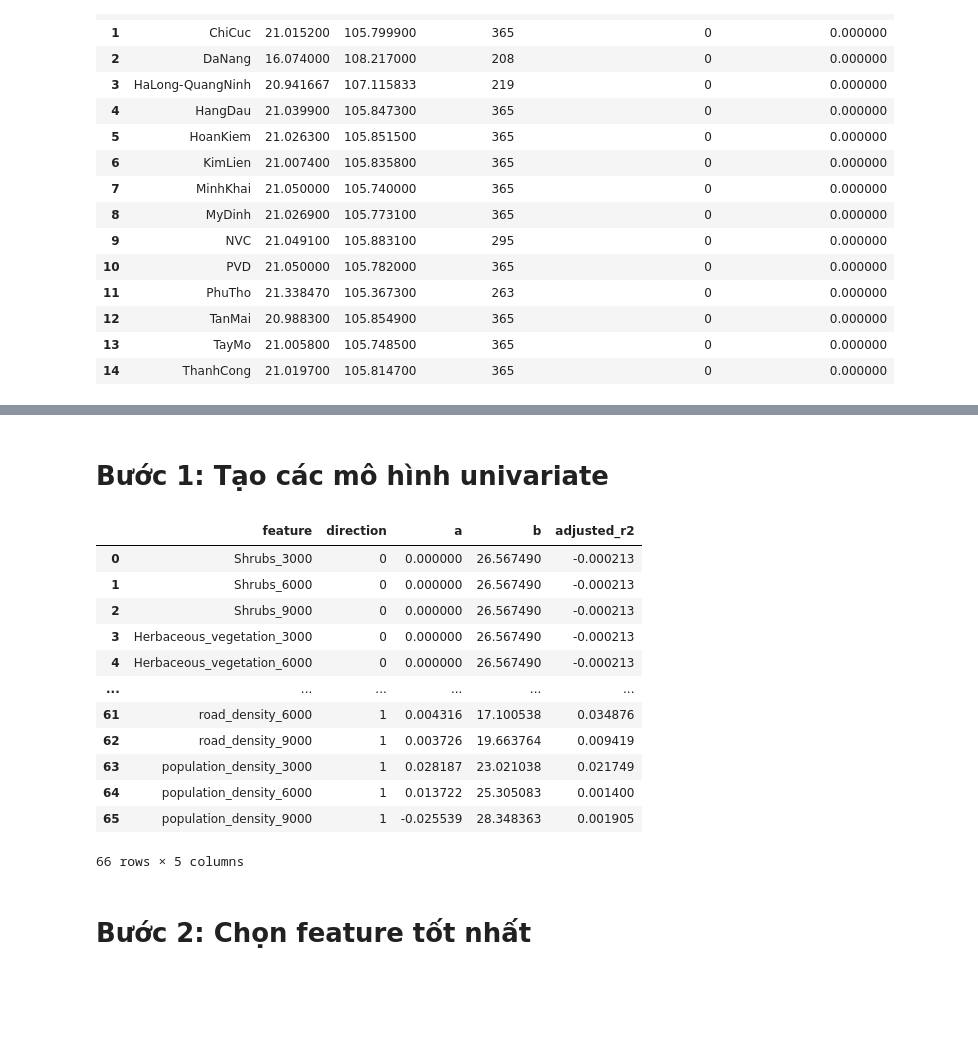
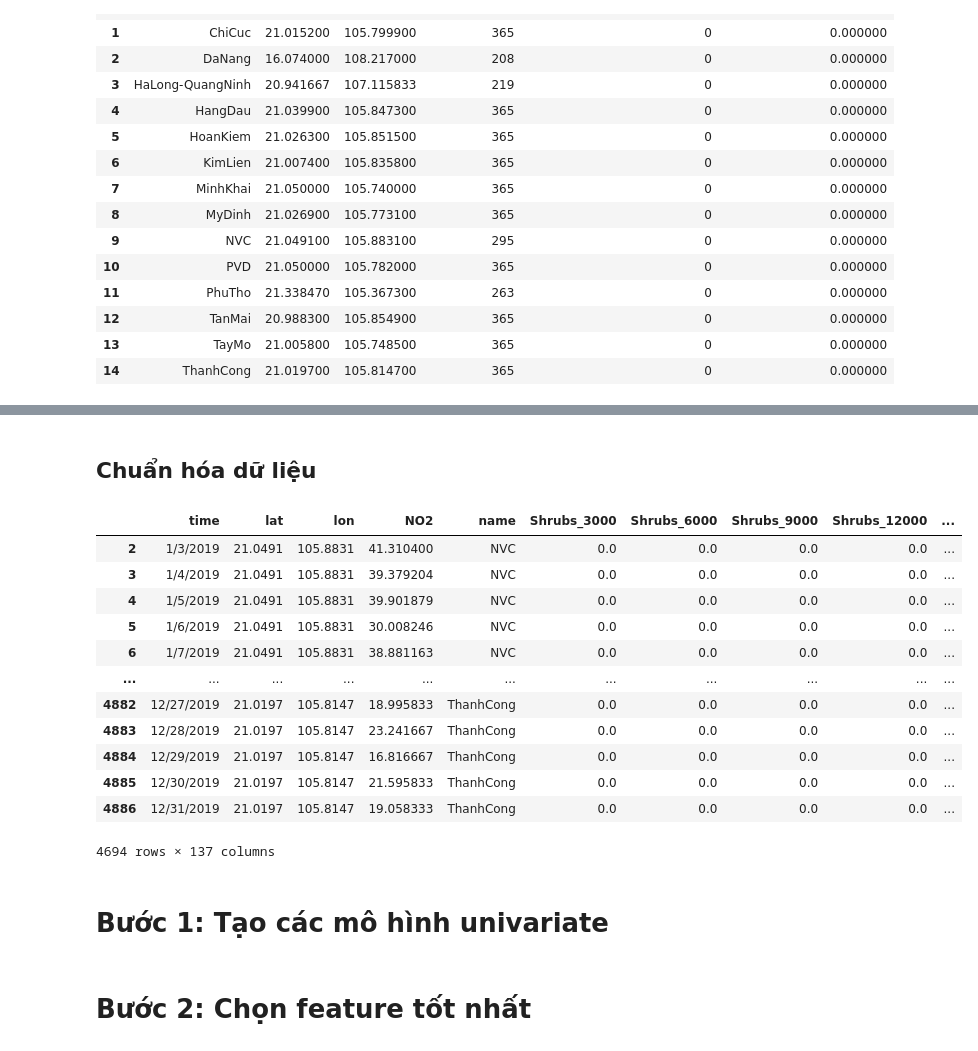
Before and after one commit to Minology/cvdhd-escape, a Jupyter notebook: land_use_regression.ipynb, the cells around one changed output, grey strips where cells are left out. Cells and saved outputs as stored; diff of their text form; code cells hidden in the pictures; blank space fills up the shorter version.

```diff
--- a/land_use_regression.ipynb
+++ b/land_use_regression.ipynb
@@ -215,0 +256,2 @@ train_data
+# %% [markdown]
+## Chuẩn hóa dữ liệu
@@ -216,3 +262,20 @@ train_data
+# %%
+train_data[features] = scaler.fit_transform(train_data[features])
+train_data
+# %% [output]
+|  | time | lat | lon | NO2 | name | Shrubs_3000 | Shrubs_6000 | Shrubs_9000 | Shrubs_12000 | ... |
+| 2 | 1/3/2019 | 21.0491 | 105.8831 | 41.310400 | NVC | 0.0 | 0.0 | 0.0 | 0.0 | ... |
+| 3 | 1/4/2019 | 21.0491 | 105.8831 | 39.379204 | NVC | 0.0 | 0.0 | 0.0 | 0.0 | ... |
+| 4 | 1/5/2019 | 21.0491 | 105.8831 | 39.901879 | NVC | 0.0 | 0.0 | 0.0 | 0.0 | ... |
+| 5 | 1/6/2019 | 21.0491 | 105.8831 | 30.008246 | NVC | 0.0 | 0.0 | 0.0 | 0.0 | ... |
+| 6 | 1/7/2019 | 21.0491 | 105.8831 | 38.881163 | NVC | 0.0 | 0.0 | 0.0 | 0.0 | ... |
+| ... | ... | ... | ... | ... | ... | ... | ... | ... | ... | ... |
+| 4882 | 12/27/2019 | 21.0197 | 105.8147 | 18.995833 | ThanhCong | 0.0 | 0.0 | 0.0 | 0.0 | ... |
+| 4883 | 12/28/2019 | 21.0197 | 105.8147 | 23.241667 | ThanhCong | 0.0 | 0.0 | 0.0 | 0.0 | ... |
+| 4884 | 12/29/2019 | 21.0197 | 105.8147 | 16.816667 | ThanhCong | 0.0 | 0.0 | 0.0 | 0.0 | ... |
+| 4885 | 12/30/2019 | 21.0197 | 105.8147 | 21.595833 | ThanhCong | 0.0 | 0.0 | 0.0 | 0.0 | ... |
+| 4886 | 12/31/2019 | 21.0197 | 105.8147 | 19.058333 | ThanhCong | 0.0 | 0.0 | 0.0 | 0.0 | ... |
+4694 rows × 137 columns
 # %% [markdown]
 # Bước 1: Tạo các mô hình univariate
 # %%
@@ -244,21 +305,6 @@ for feature in features:
     model_infos.append([feature, direction, lr.coef_[0], lr.intercept_, adjusted_r2])
 
 model_info_df = pd.DataFrame(model_infos, columns=['feature', 'direction', 'a', 'b', 'adjusted_r2'])
-model_info_df
-# %% [output]
-|  | feature | direction | a | b | adjusted_r2 |
-| 0 | Shrubs_3000 | 0 | 0.000000 | 26.567490 | -0.000213 |
-| 1 | Shrubs_6000 | 0 | 0.000000 | 26.567490 | -0.000213 |
-| 2 | Shrubs_9000 | 0 | 0.000000 | 26.567490 | -0.000213 |
-| 3 | Herbaceous_vegetation_3000 | 0 | 0.000000 | 26.567490 | -0.000213 |
-| 4 | Herbaceous_vegetation_6000 | 0 | 0.000000 | 26.567490 | -0.000213 |
-| ... | ... | ... | ... | ... | ... |
-| 61 | road_density_6000 | 1 | 0.004316 | 17.100538 | 0.034876 |
-| 62 | road_density_9000 | 1 | 0.003726 | 19.663764 | 0.009419 |
-| 63 | population_density_3000 | 1 | 0.028187 | 23.021038 | 0.021749 |
-| 64 | population_density_6000 | 1 | 0.013722 | 25.305083 | 0.001400 |
-| 65 | population_density_9000 | 1 | -0.025539 | 28.348363 | 0.001905 |
-66 rows × 5 columns
 # %% [markdown]
 # Bước 2: Chọn feature tốt nhất
 # %%
```
Also changed, not shown: parts of 42 cells of this notebook, 4 other files.
